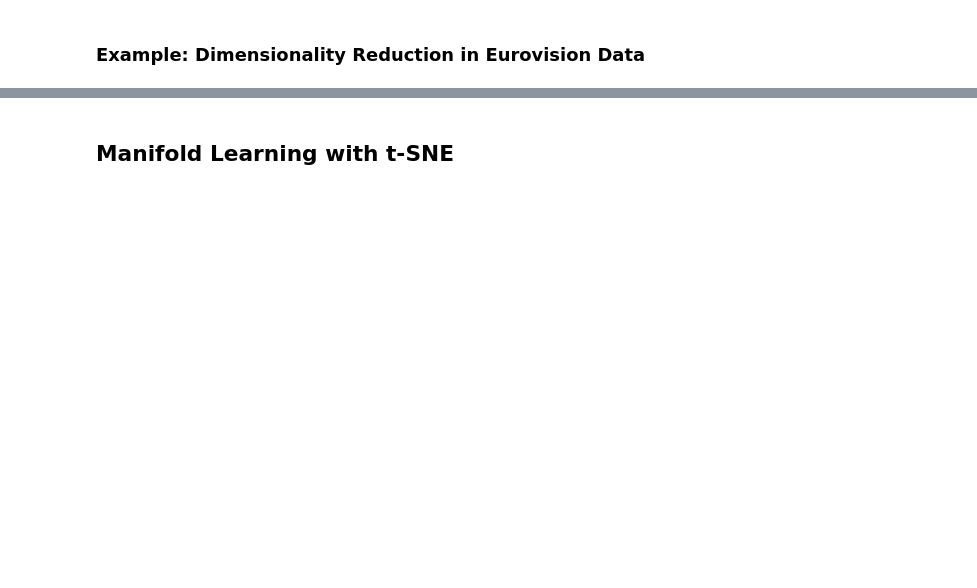
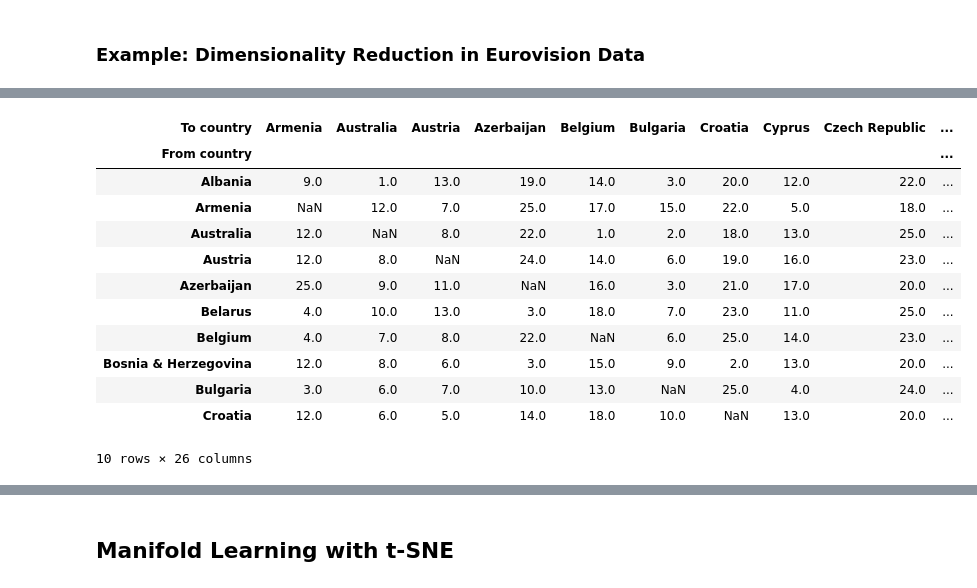
Before and after one commit to icta-tecaji/python-machine-learning-public, a Jupyter notebook: 03_Nenadzorovano_ucenje/02_Preprocessing_and_Scaling_CLEAN.ipynb, the cells around one changed output, grey strips where cells are left out. Cells and saved outputs as stored; diff of their text form; code cells hidden in the pictures; blank space fills up the shorter version.

```diff
--- a/03_Nenadzorovano_ucenje/02_Preprocessing_and_Scaling_CLEAN.ipynb
+++ b/03_Nenadzorovano_ucenje/02_Preprocessing_and_Scaling_CLEAN.ipynb
@@ -315,0 +455,16 @@ eurovision = pd.read_csv("data/eurovision-2016.csv")
+# %%
+televote_rank.head(10)
+# %% [output]
+| To country | Armenia | Australia | Austria | Azerbaijan | Belgium | Bulgaria | Croatia | Cyprus | Czech Republic | ... |
+| From country |  |  |  |  |  |  |  |  |  | ... |
+| Albania | 9.0 | 1.0 | 13.0 | 19.0 | 14.0 | 3.0 | 20.0 | 12.0 | 22.0 | ... |
+| Armenia | NaN | 12.0 | 7.0 | 25.0 | 17.0 | 15.0 | 22.0 | 5.0 | 18.0 | ... |
+| Australia | 12.0 | NaN | 8.0 | 22.0 | 1.0 | 2.0 | 18.0 | 13.0 | 25.0 | ... |
+| Austria | 12.0 | 8.0 | NaN | 24.0 | 14.0 | 6.0 | 19.0 | 16.0 | 23.0 | ... |
+| Azerbaijan | 25.0 | 9.0 | 11.0 | NaN | 16.0 | 3.0 | 21.0 | 17.0 | 20.0 | ... |
+| Belarus | 4.0 | 10.0 | 13.0 | 3.0 | 18.0 | 7.0 | 23.0 | 11.0 | 25.0 | ... |
+| Belgium | 4.0 | 7.0 | 8.0 | 22.0 | NaN | 6.0 | 25.0 | 14.0 | 23.0 | ... |
+| Bosnia & Herzegovina | 12.0 | 8.0 | 6.0 | 3.0 | 15.0 | 9.0 | 2.0 | 13.0 | 20.0 | ... |
+| Bulgaria | 3.0 | 6.0 | 7.0 | 10.0 | 13.0 | NaN | 25.0 | 4.0 | 24.0 | ... |
+| Croatia | 12.0 | 6.0 | 5.0 | 14.0 | 18.0 | 10.0 | NaN | 13.0 | 20.0 | ... |
+10 rows × 26 columns
```
Also changed, not shown: parts of 40 cells of this notebook, 2 other files.
